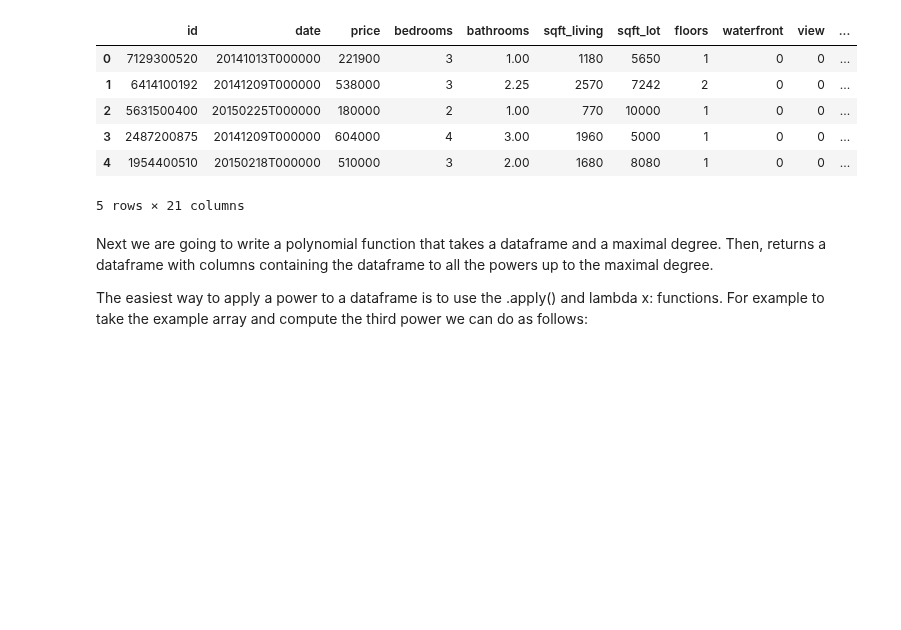
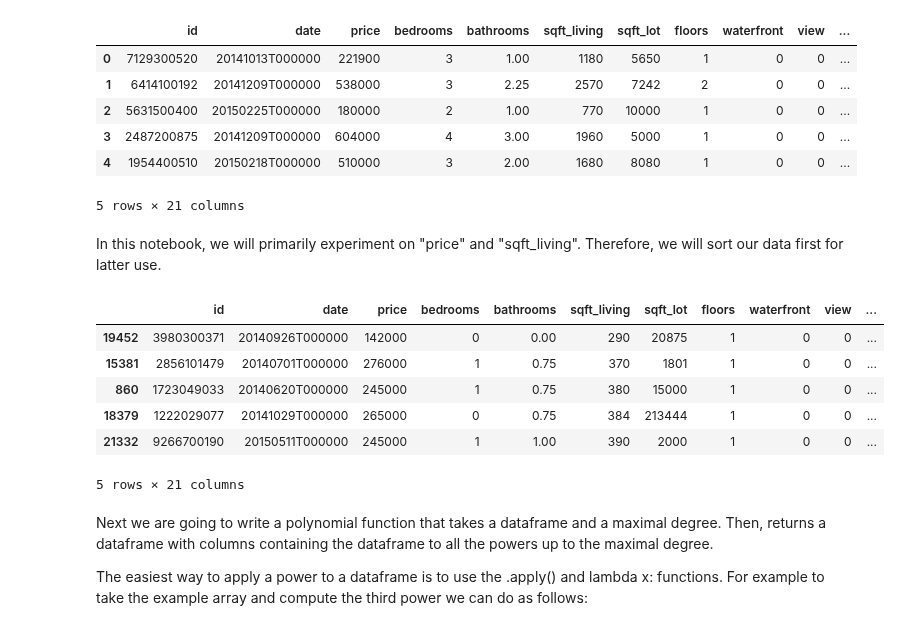
Before and after one commit to benjaminsw/regression, a Jupyter notebook: kc_house/Polynomial Regression.ipynb, the cells around one changed output. Cells and saved outputs as stored; diff of their text form; code cells hidden in the pictures; blank space fills up the shorter version.

```diff
--- a/kc_house/Polynomial Regression.ipynb
+++ b/kc_house/Polynomial Regression.ipynb
@@ -41,6 +41,19 @@ data.head()
 | 3 | 2487200875 | 20141209T000000 | 604000 | 4 | 3.00 | 1960 | 5000 | 1 | 0 | 0 | ... |
 | 4 | 1954400510 | 20150218T000000 | 510000 | 3 | 2.00 | 1680 | 8080 | 1 | 0 | 0 | ... |
 5 rows × 21 columns
+# %% [markdown]
+In this notebook, we will primarily experiment on "price" and "sqft_living". Therefore, we will sort our data first for latter use.
+# %%
+data = data.sort(['sqft_living', 'price'], ascending=[1, 0])
+data.head()
+# %% [output]
+|  | id | date | price | bedrooms | bathrooms | sqft_living | sqft_lot | floors | waterfront | view | ... |
+| 19452 | 3980300371 | 20140926T000000 | 142000 | 0 | 0.00 | 290 | 20875 | 1 | 0 | 0 | ... |
+| 15381 | 2856101479 | 20140701T000000 | 276000 | 1 | 0.75 | 370 | 1801 | 1 | 0 | 0 | ... |
+| 860 | 1723049033 | 20140620T000000 | 245000 | 1 | 0.75 | 380 | 15000 | 1 | 0 | 0 | ... |
+| 18379 | 1222029077 | 20141029T000000 | 265000 | 0 | 0.75 | 384 | 213444 | 1 | 0 | 0 | ... |
+| 21332 | 9266700190 | 20150511T000000 | 245000 | 1 | 1.00 | 390 | 2000 | 1 | 0 | 0 | ... |
+5 rows × 21 columns
 # %% [markdown]
 Next we are going to write a polynomial function that takes a dataframe and a maximal degree. Then, returns a dataframe with columns containing the dataframe to all the powers up to the maximal degree.
 
```
Also changed, not shown: parts of 13 cells of this notebook.
